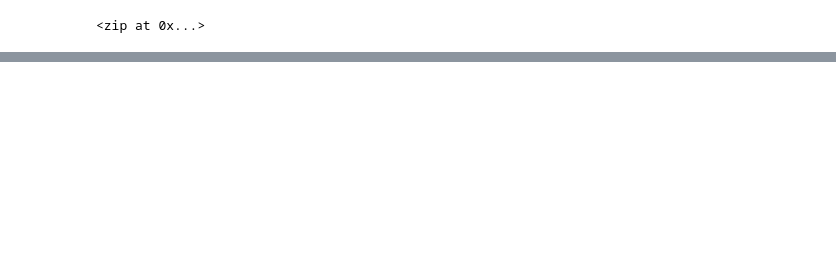
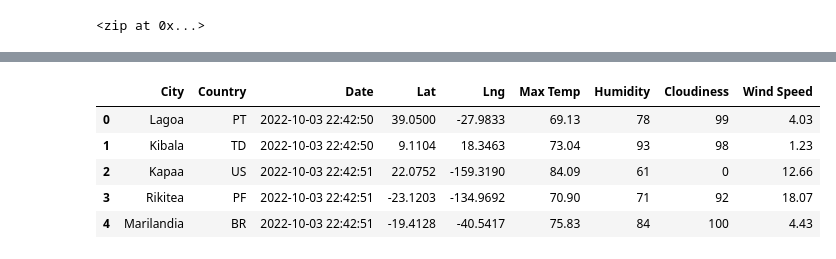
Before and after one commit to KJAnalytics/World_Weather_Analysis, a Jupyter notebook: WeatherPy.ipynb, the cells around one changed output, grey strips where cells are left out. Drawn from its saved outputs; the diff is of its cells as text; code cells hidden in the pictures; blank space fills up the shorter version.

```diff
--- a/WeatherPy.ipynb
+++ b/WeatherPy.ipynb
@@ -40,0 +183,12 @@ for coordinate in coordinates:
+# %%
+# reorder columns
+new_column_order = ["City", "Country", "Date", "Lat", "Lng", "Max Temp", "Humidity", "Cloudiness", "Wind Speed"]
+city_data_df = city_data_df[new_column_order]
+city_data_df.head()
+# %% [output]
+|  | City | Country | Date | Lat | Lng | Max Temp | Humidity | Cloudiness | Wind Speed |
+| 0 | Lagoa | PT | 2022-10-03 22:42:50 | 39.0500 | -27.9833 | 69.13 | 78 | 99 | 4.03 |
+| 1 | Kibala | TD | 2022-10-03 22:42:50 | 9.1104 | 18.3463 | 73.04 | 93 | 98 | 1.23 |
+| 2 | Kapaa | US | 2022-10-03 22:42:51 | 22.0752 | -159.3190 | 84.09 | 61 | 0 | 12.66 |
+| 3 | Rikitea | PF | 2022-10-03 22:42:51 | -23.1203 | -134.9692 | 70.90 | 71 | 92 | 18.07 |
+| 4 | Marilandia | BR | 2022-10-03 22:42:51 | -19.4128 | -40.5417 | 75.83 | 84 | 100 | 4.43 |
```
Also changed, not shown: parts of 10 cells of this notebook, 3 other files.
